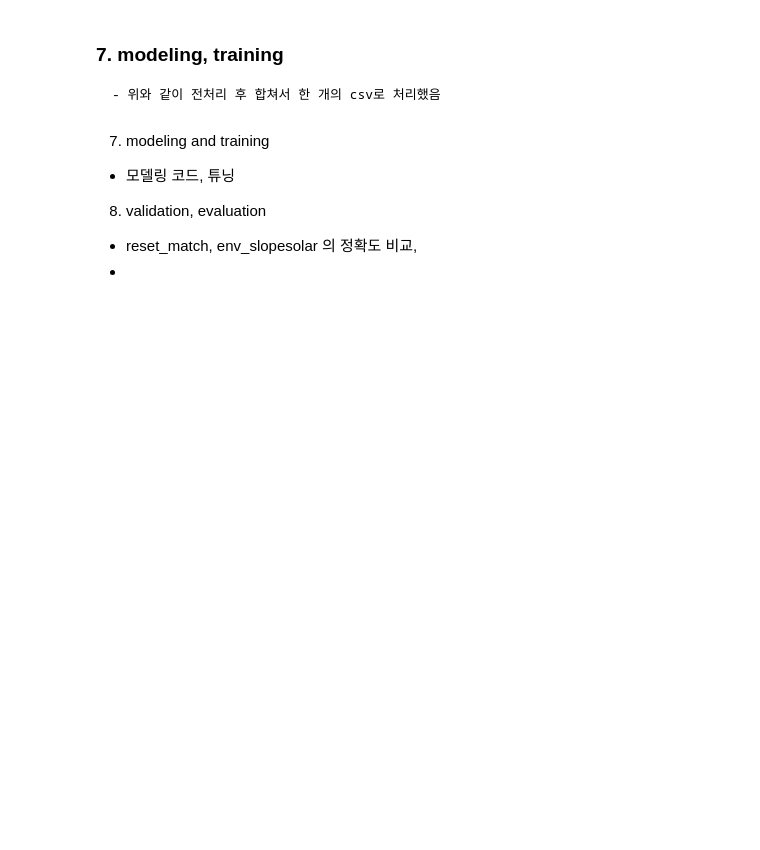
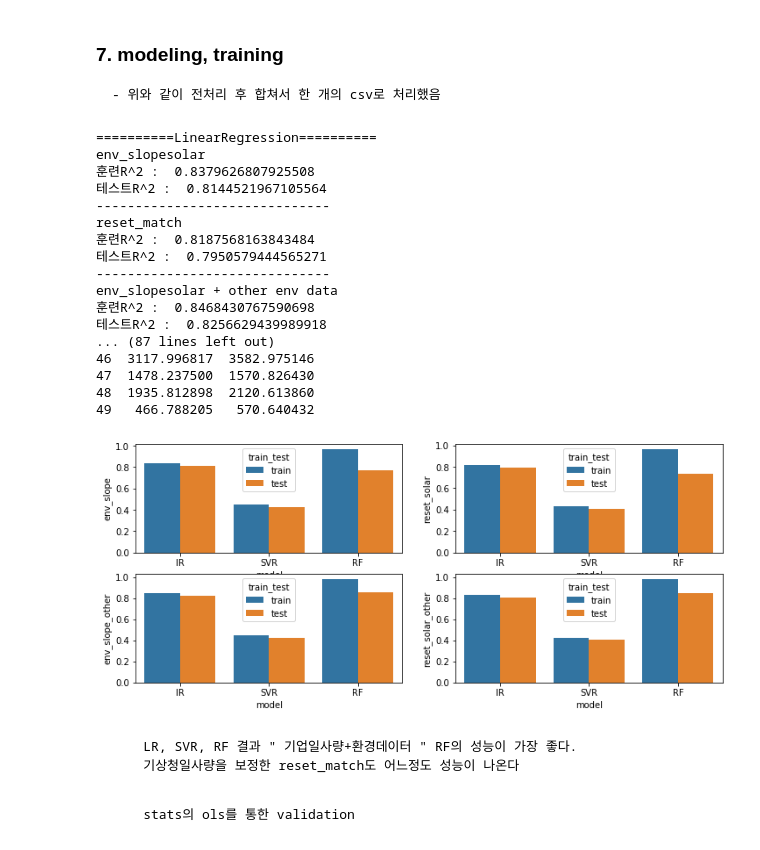
Before and after one commit to Baeseongbeen/Enittproj, a Jupyter notebook: Enitt/EnittProject.ipynb, the cells around one changed output. Drawn from its saved outputs; the diff is of its cells as text; code cells hidden in the pictures; blank space fills up the shorter version.

Commit message:
validation

```diff
--- a/Enitt/EnittProject.ipynb
+++ b/Enitt/EnittProject.ipynb
@@ -648,8 +877,71 @@ data4 = all_data[["최저기온", "최고기온", "일강수량", "평균풍속"
-# %% [markdown]
-
-7. modeling and training
-- 모델링 코드, 튜닝
-
-8. validation, evaluation
-- reset_match, env_slopesolar 의 정확도 비교,
--
+# %%
+from sklearn.ensemble import RandomForestRegressor
+from sklearn.svm import SVR
+from sklearn.linear_model import LinearRegression
+from sklearn.model_selection import train_test_split
+
+all_data = pd.read_csv('./마지막데이터/total_enitt_data2.csv', encoding='utf-8')
+all_data.drop(["Unnamed: 0", '합계 일사량(MJ/m2)', "env_levelsolar", "match_solar"], axis=1, inplace=True)
+all_data.columns = ["최저기온", "최고기온", "일강수량", "평균풍속", "평균상대습도", "가조시간", "평균전운량", "env_slopesolar", "reset_match", "watt"]
+all_data.fillna(0, inplace=True)
+
+data1 = all_data[["env_slopesolar", "watt"]]
+data2 = all_data[["reset_match", "watt"]]
+data3 = all_data[["최저기온", "최고기온", "일강수량", "평균풍속", "평균상대습도", "가조시간", "평균전운량", "env_slopesolar", "watt"]]
+data4 = all_data[["최저기온", "최고기온", "일강수량", "평균풍속", "평균상대습도", "가조시간", "평균전운량", "reset_match", "watt"]]
+# RandomForest()
+
+LR_train_score1,LR_train_score2, LR_train_score3,LR_train_score4, LR_test_score1, LR_test_score2, LR_test_score3, LR_test_score4 = model_Linear()
+print("                   ")
+print("                   ")
+SVR_train_score1, SVR_train_score2, SVR_train_score3, SVR_train_score4, SVR_test_score1, SVR_test_score2, SVR_test_score3, SVR_test_score4= model_SVR()
+print("                   ")
+print("                   ")
+RF_train_score1, RF_train_score2, RF_train_score3, RF_train_score4, RF_test_score1, RF_test_score2, RF_test_score3, RF_test_score4, df_pred_true = RandomForest()
+
+
+
+def make_result_df():
+    test1 = ["train", "IR", LR_train_score1, LR_train_score2, LR_train_score3, LR_train_score4]
+    test2 = ["train", "SVR", SVR_train_score1, SVR_train_score2, SVR_train_score3, SVR_train_score4]
+    test3 = ["train", "RF",RF_train_score1, RF_train_score2, RF_train_score3, RF_train_score4]
+    test4 = ["test", "IR", LR_test_score1, LR_test_score2, LR_test_score3, LR_test_score4]
+    test5 = ["test", "SVR", SVR_test_score1, SVR_test_score2, SVR_test_score3, SVR_test_score4]
+    test6 = ["test", "RF", RF_test_score1, RF_test_score2, RF_test_score3, RF_test_score4]
+
+
+    df = pd.DataFrame([test1, test2, test3, test4, test5, test6], columns=["train_test", "model", "env_slope", "reset_solar", "env_slope_other", "reset_solar_other"])
+
+    f, axes = plt.subplots(2, 2, figsize=(12, 5))
+
+    sns.barplot(x="model", y="env_slope", hue="train_test", data=df, ax=axes[0][0])
+    sns.barplot(x="model", y="reset_solar", hue="train_test", data=df, ax=axes[0][1])
+    sns.barplot(x="model", y="env_slope_other", hue="train_test", data=df, ax=axes[1][0])
+    sns.barplot(x="model", y="reset_solar_other", hue="train_test", data=df, ax=axes[1][1])
+
+
+make_result_df()
+# %% [output]
+==========LinearRegression==========
+env_slopesolar
+훈련R^2 :  0.8379626807925508
+테스트R^2 :  0.8144521967105564
+------------------------------
+reset_match
+훈련R^2 :  0.8187568163843484
+테스트R^2 :  0.7950579444565271
+------------------------------
+env_slopesolar + other env data
+훈련R^2 :  0.8468430767590698
+테스트R^2 :  0.8256629439989918
+... (87 lines left out)
+46  3117.996817  3582.975146
+47  1478.237500  1570.826430
+48  1935.812898  2120.613860
+49   466.788205   570.640432
+[figure, added]
+# %% [markdown]
+        LR, SVR, RF 결과 " 기업일사량+환경데이터 " RF의 성능이 가장 좋다.
+        기상청일사량을 보정한 reset_match도 어느정도 성능이 나온다
+# %% [markdown]
+        stats의 ols를 통한 validation
```
Also changed, not shown: parts of 20 cells of this notebook, 38 other files.
